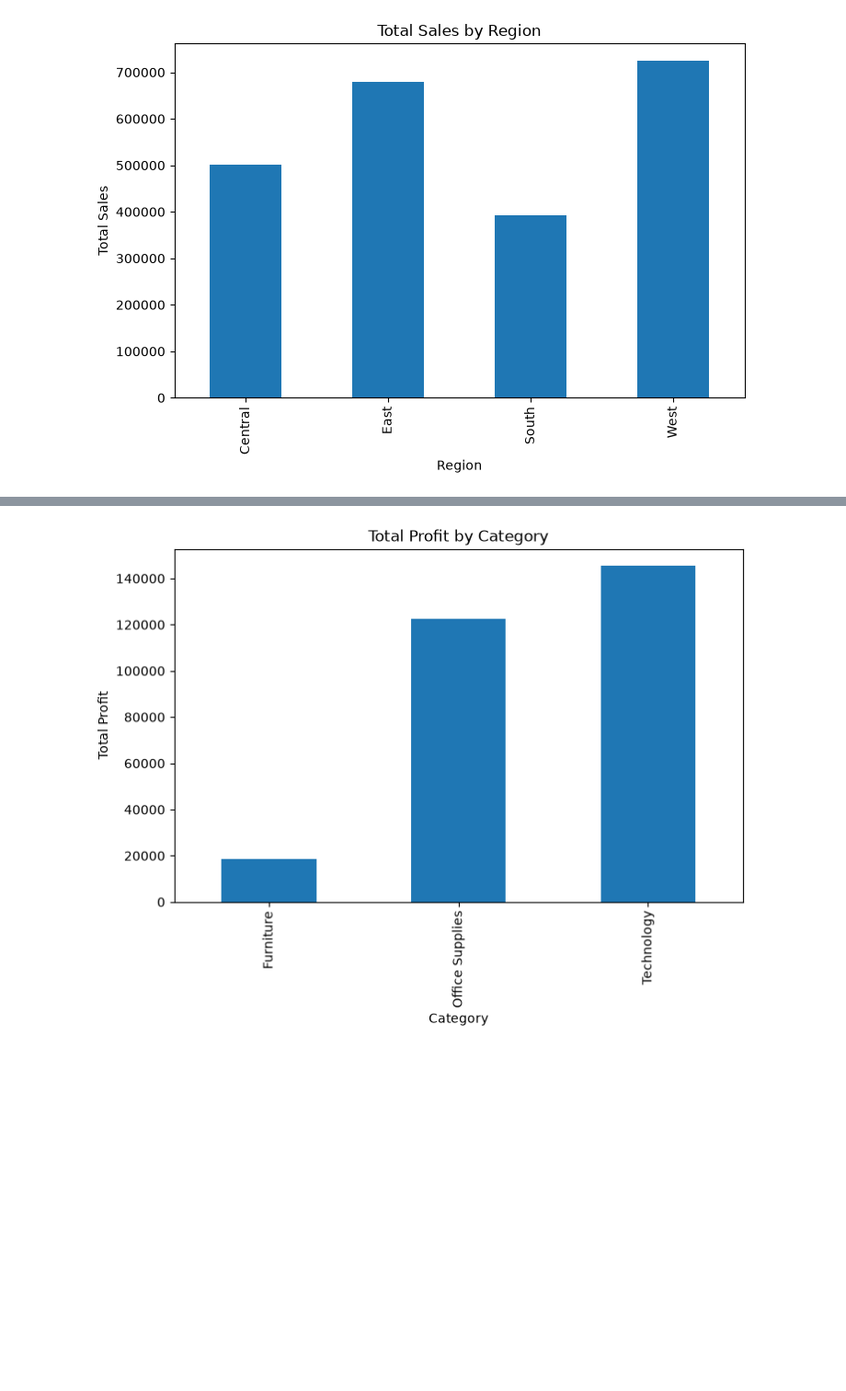
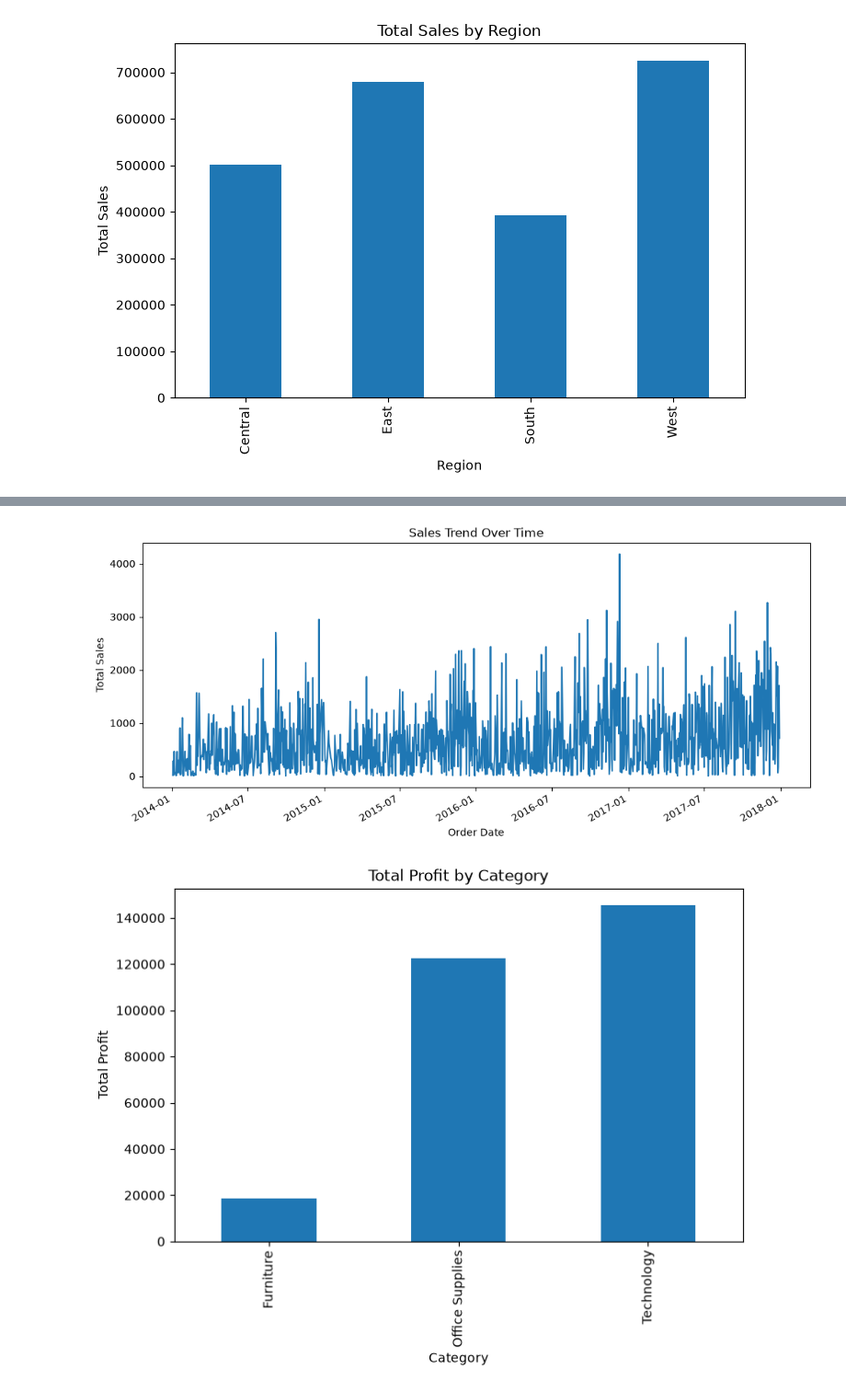
Before and after one commit to nandanareddy2006/apexplanet-data-analytics, a Jupyter notebook: notebooks/Task1_EDA.ipynb, the cells around one changed output, grey strips where cells are left out. Shown at 92% size. Saved outputs shown, nothing was run; the diff lists cells and outputs as text; code cells hidden in the pictures; blank space fills up the shorter version.

```diff
--- a/notebooks/Task1_EDA.ipynb
+++ b/notebooks/Task1_EDA.ipynb
@@ -195,3 +308,14 @@ plt.show()
+# %%
+sales_trend = df.groupby("Order Date")["Sales"].sum()
+
+plt.figure(figsize=(12,5))
+sales_trend.plot()
+plt.title("Sales Trend Over Time")
+plt.xlabel("Order Date")
+plt.ylabel("Total Sales")
+plt.show()
+# %% [output]
+[figure, added]
 # %%
 profit_by_category = df.groupby("Category")["Profit"].sum()
 
```
Also changed, not shown: parts of 11 cells of this notebook, 1 other file.
